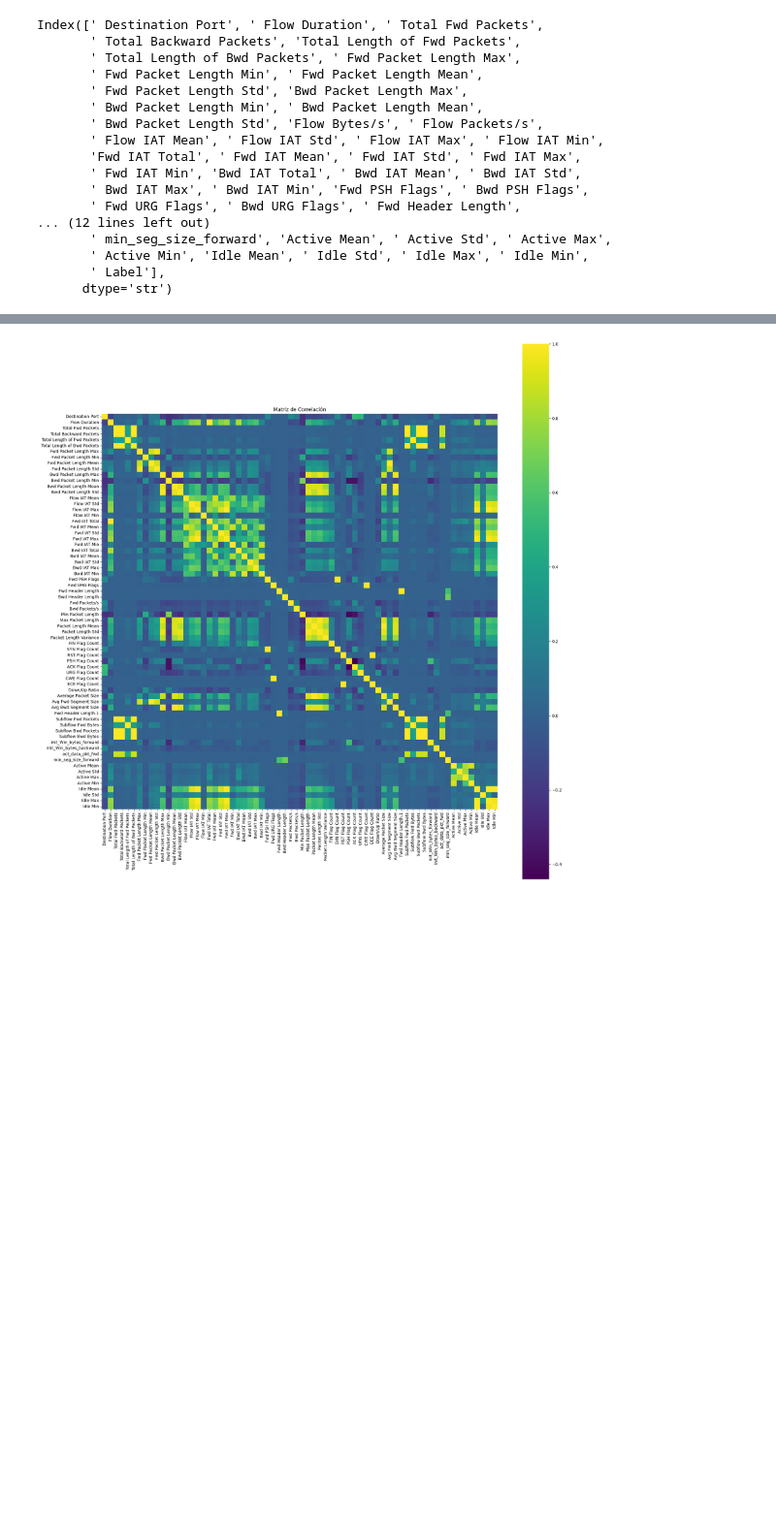
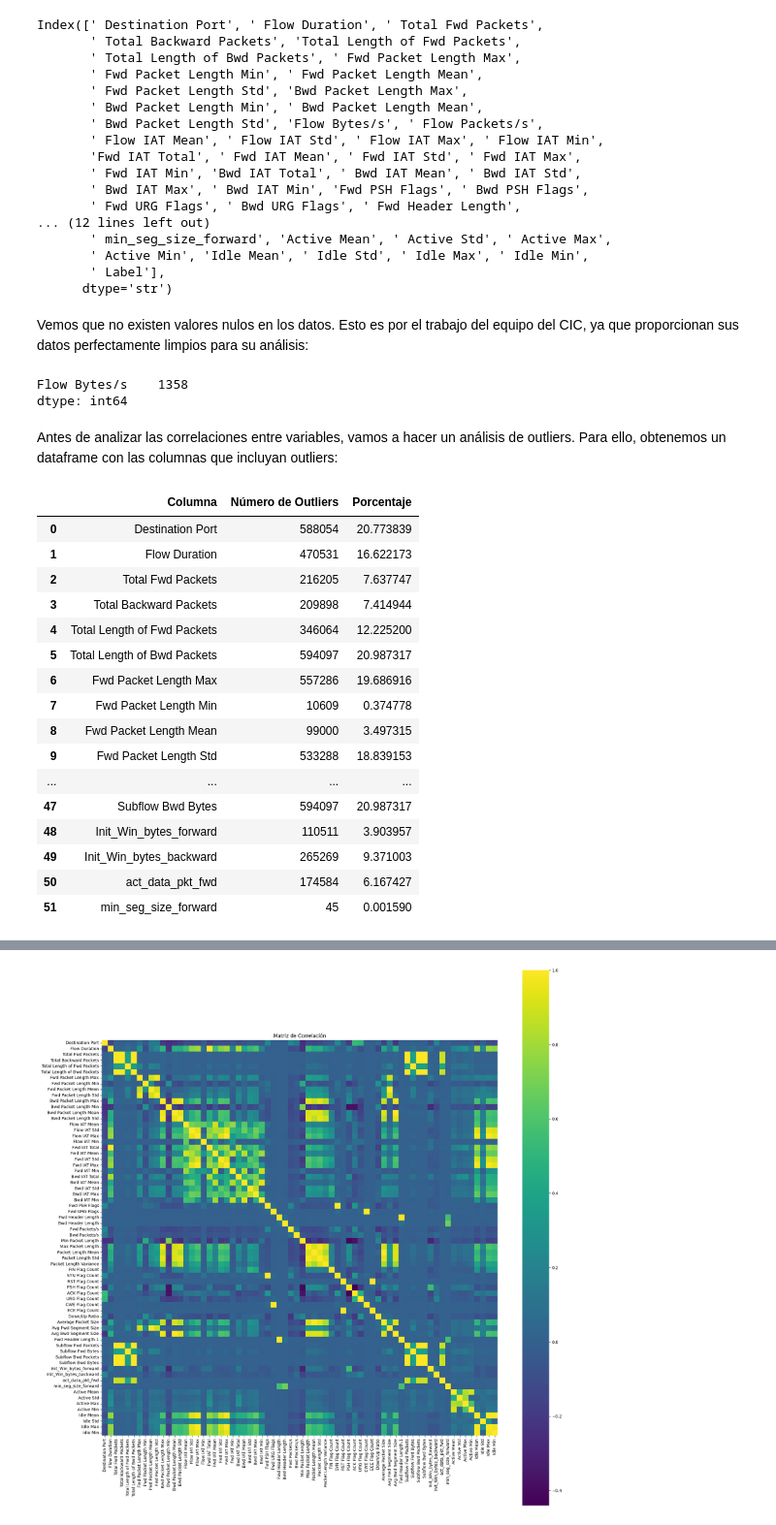
Before and after one commit to rnoguer22/AnomaliasTFG, a Jupyter notebook: code/anomalias.ipynb, the cells around one changed output, grey strips where cells are left out. Shown at 97% size. Cells and saved outputs as stored; diff of their text form; code cells hidden in the pictures; blank space fills up the shorter version.

Commit message:
Gestion y explicacion de outliers

```diff
--- a/code/anomalias.ipynb
+++ b/code/anomalias.ipynb
@@ -54,3 +59,36 @@ Index([' Destination Port', ' Flow Duration', ' Total Fwd Packets',
        ' Active Min', 'Idle Mean', ' Idle Std', ' Idle Max', ' Idle Min',
        ' Label'],
       dtype='str')
+# %% [markdown]
+Vemos que no existen valores nulos en los datos. Esto es por el trabajo del equipo del CIC, ya que proporcionan sus datos perfectamente limpios para su análisis:
+# %%
+# Valores nulos
+df_nulls = df.isnull().sum()
+df_nulls[df_nulls > 0]
+# %% [output]
+Flow Bytes/s    1358
+dtype: int64
+# %% [markdown]
+Antes de analizar las correlaciones entre variables, vamos a hacer un análisis de outliers. Para ello, obtenemos un dataframe con las columnas que incluyan outliers:
+# %%
+df_outliers = anomalias.get_outliers_df(df)
+dfi.export(df_outliers, os.path.join(os.getenv('REPOSITORY_PATH'), 'img/code/df', 'outliers.png'), table_conversion='chrome')
+df_outliers
+# %% [output]
+|  | Columna | Número de Outliers | Porcentaje |
+| 0 | Destination Port | 588054 | 20.773839 |
+| 1 | Flow Duration | 470531 | 16.622173 |
+| 2 | Total Fwd Packets | 216205 | 7.637747 |
+| 3 | Total Backward Packets | 209898 | 7.414944 |
+| 4 | Total Length of Fwd Packets | 346064 | 12.225200 |
+| 5 | Total Length of Bwd Packets | 594097 | 20.987317 |
+| 6 | Fwd Packet Length Max | 557286 | 19.686916 |
+| 7 | Fwd Packet Length Min | 10609 | 0.374778 |
+| 8 | Fwd Packet Length Mean | 99000 | 3.497315 |
+| 9 | Fwd Packet Length Std | 533288 | 18.839153 |
+| ... | ... | ... | ... |
+| 47 | Subflow Bwd Bytes | 594097 | 20.987317 |
+| 48 | Init_Win_bytes_forward | 110511 | 3.903957 |
+| 49 | Init_Win_bytes_backward | 265269 | 9.371003 |
+| 50 | act_data_pkt_fwd | 174584 | 6.167427 |
+| 51 | min_seg_size_forward | 45 | 0.001590 |
```
Also changed, not shown: parts of 14 cells of this notebook, 7 other files.
